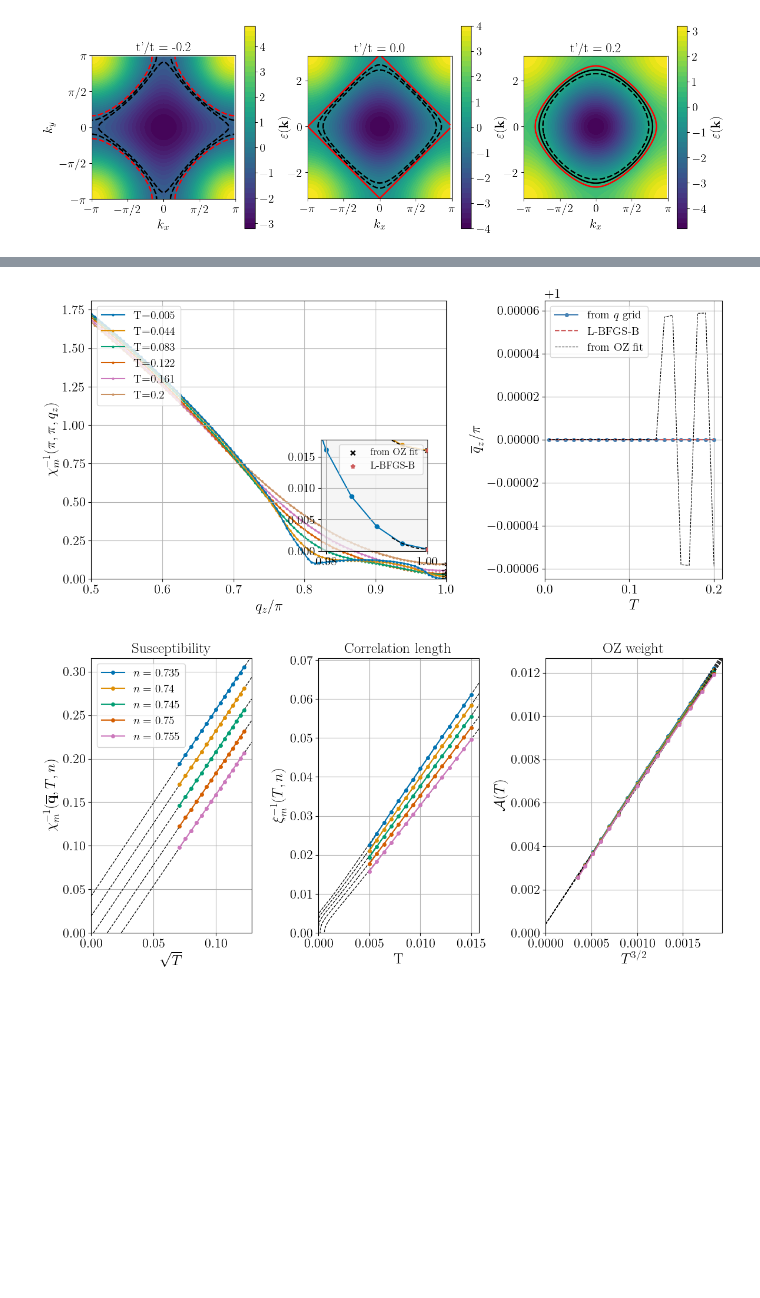
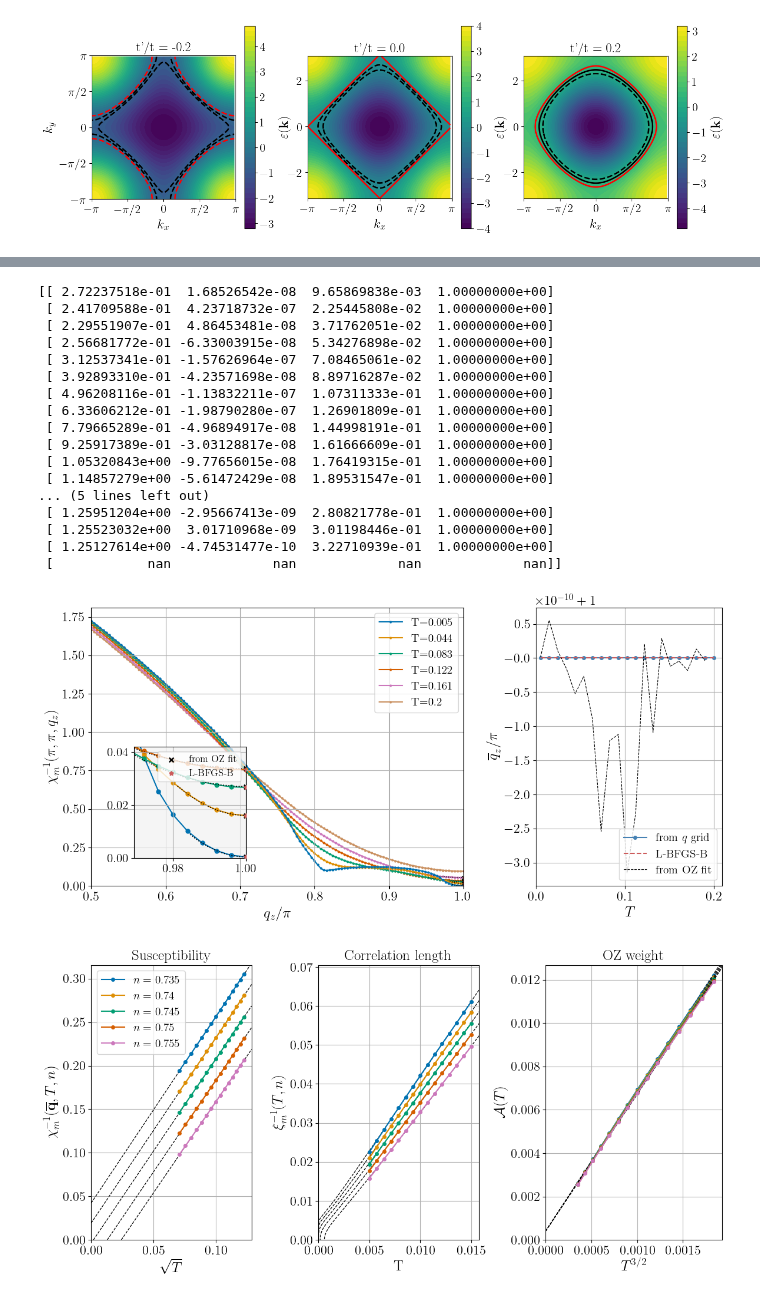
Before and after one commit to cctort/quantum_criticality, a Jupyter notebook: chi_rpa.ipynb, the cells around one changed output, grey strips where cells are left out. Saved outputs shown, nothing was run; the diff lists cells and outputs as text; code cells hidden in the pictures; blank space fills up the shorter version.

Commit message:
images and some scba

```diff
--- a/chi_rpa.ipynb
+++ b/chi_rpa.ipynb
@@ -215,9 +193,10 @@ Difference: [0.00000000e+00 0.00000000e+00 4.10559491e-07]
 n = 0.745
 U = 3
 
-with HDFArchive(f"data/chimin/tp0n{n:.5g}U{U:.5g}.h5", "r") as ar:
+with HDFArchive(f"data/chimin/G0tp0n{n:.5g}U{U:.5g}.h5", "r") as ar:
     data = {k: ar[k] for k in ar}
 
-plot_chimin(data)
+print(data['OZ_fit'])
+plot_chimin(data, peak_on_the='left')
 plt.show()
 # %% [output]
@@ -227,9 +206,10 @@ n = 0.8485
 U = 3
 tp = 0.1
 
-with HDFArchive(f"data/chimin/tp{tp:.5g}n{n:.5g}U{U:.5g}.h5", "r") as ar:
+with HDFArchive(f"data/chimin/G0tp{tp:.5g}n{n:.5g}U{U:.5g}.h5", "r") as ar:
     data = {k: ar[k] for k in ar}
 
-plot_chimin(data)
+print(data['OZ_fit'])
+plot_chimin(data, peak_on_the='right')
 plt.show()
 # %% [output]
@@ -237,16 +234,34 @@ plt.show()
 # %%
 n = 0.88493
 U = 3
 tp = 0.2
 
 data = {}
-with HDFArchive(f"data/chimin/tp{tp:.5g}n{n:.5g}U{U:.5g}.h5", "r") as ar:
+with HDFArchive(f"data/chimin/G0tp{tp:.5g}n{n:.5g}U{U:.5g}.h5", "r") as ar:
     data = {k: ar[k] for k in ar}
 
-plot_chimin(data)
+print(data['OZ_fit'])
+plot_chimin(data, peak_on_the='right')
 plt.show()
 # %% [output]
+[[ 2.72237518e-01  1.68526542e-08  9.65869838e-03  1.00000000e+00]
+ [ 2.41709588e-01  4.23718732e-07  2.25445808e-02  1.00000000e+00]
+ [ 2.29551907e-01  4.86453481e-08  3.71762051e-02  1.00000000e+00]
+ [ 2.56681772e-01 -6.33003915e-08  5.34276898e-02  1.00000000e+00]
+ [ 3.12537341e-01 -1.57626964e-07  7.08465061e-02  1.00000000e+00]
+ [ 3.92893310e-01 -4.23571698e-08  8.89716287e-02  1.00000000e+00]
+ [ 4.96208116e-01 -1.13832211e-07  1.07311333e-01  1.00000000e+00]
+ [ 6.33606212e-01 -1.98790280e-07  1.26901809e-01  1.00000000e+00]
+ [ 7.79665289e-01 -4.96894917e-08  1.44998191e-01  1.00000000e+00]
+ [ 9.25917389e-01 -3.03128817e-08  1.61666609e-01  1.00000000e+00]
+ [ 1.05320843e+00 -9.77656015e-08  1.76419315e-01  1.00000000e+00]
+ [ 1.14857279e+00 -5.61472429e-08  1.89531547e-01  1.00000000e+00]
+... (5 lines left out)
+ [ 1.25951204e+00 -2.95667413e-09  2.80821778e-01  1.00000000e+00]
+ [ 1.25523032e+00  3.01710968e-09  3.01198446e-01  1.00000000e+00]
+ [ 1.25127614e+00 -4.74531477e-10  3.22710939e-01  1.00000000e+00]
+ [            nan             nan             nan             nan]]
-[figure, old version]
+[figure, new version]
 # %%
 U = 3
 tp = 0.
```
Also changed, not shown: parts of 7 cells of this notebook, 23 other files.
